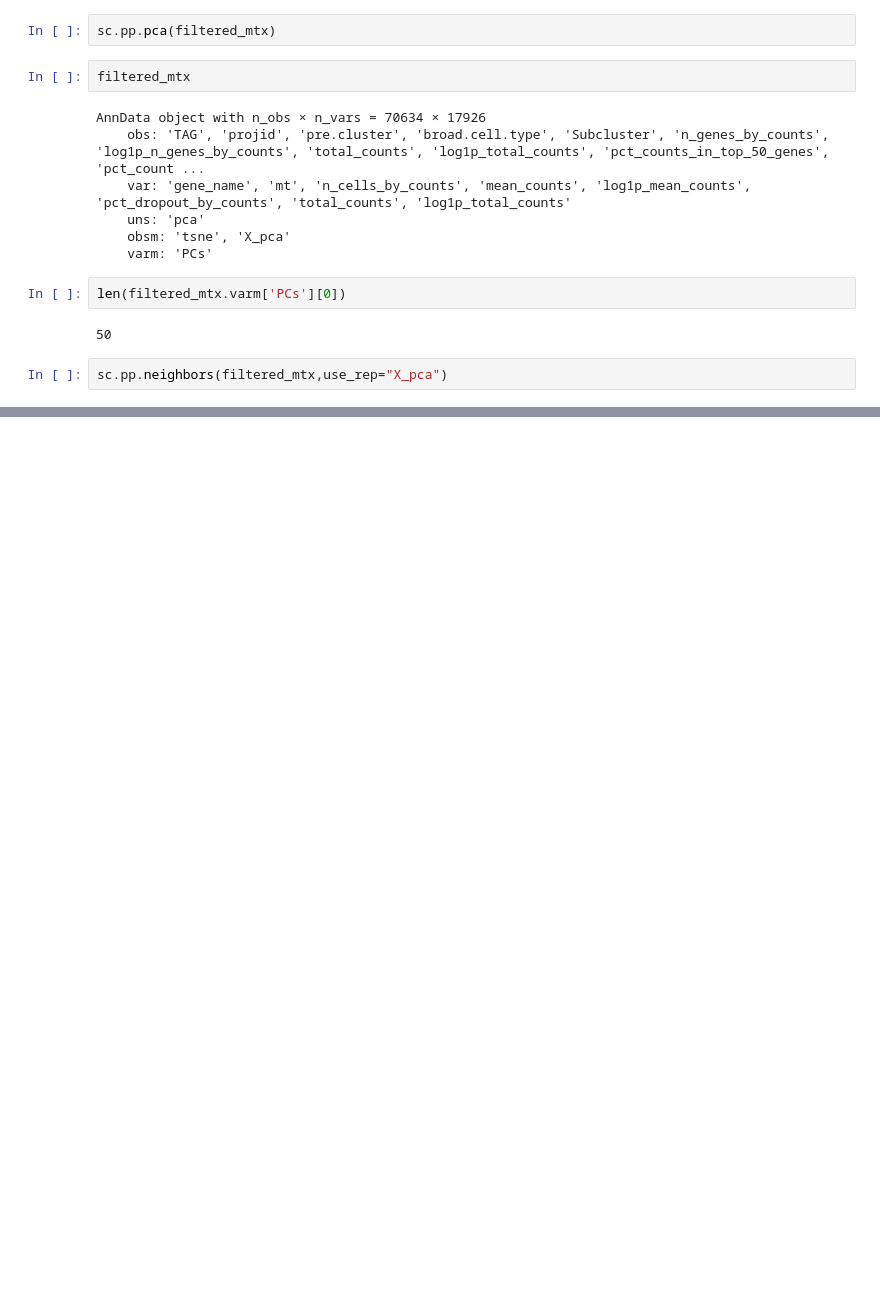
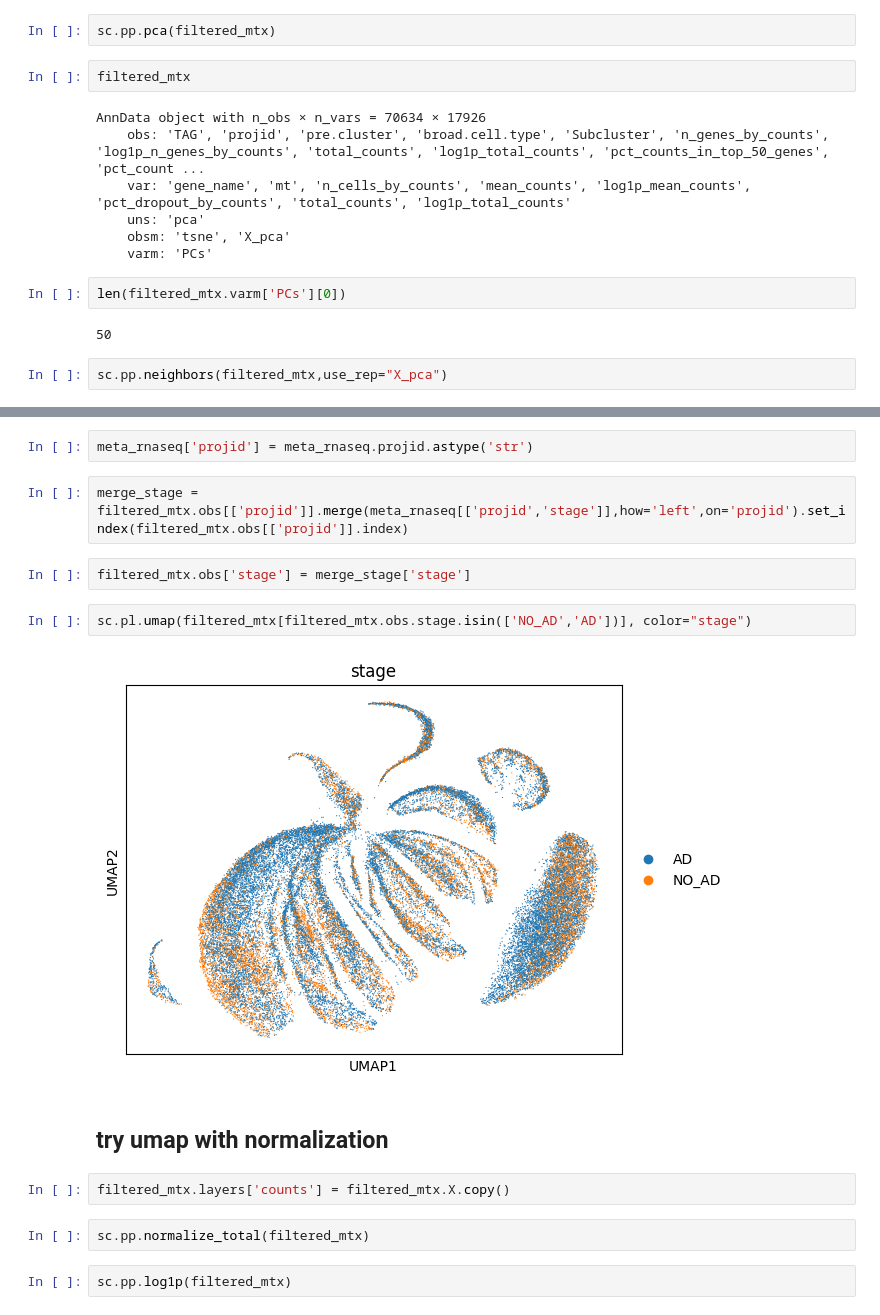
Before and after one commit to aj95b/ROSMAP_AD, a Jupyter notebook: sc_practice.ipynb, the cells around one changed output, grey strips where cells are left out. Drawn from its saved outputs; the diff is of its cells as text; blank space fills up the shorter version.

```diff
--- a/sc_practice.ipynb
+++ b/sc_practice.ipynb
@@ -443,0 +512,18 @@ sc.pp.neighbors(filtered_mtx,use_rep="X_pca")
+# %%
+meta_rnaseq['projid'] = meta_rnaseq.projid.astype('str')
+# %%
+merge_stage = filtered_mtx.obs[['projid']].merge(meta_rnaseq[['projid','stage']],how='left',on='projid').set_index(filtered_mtx.obs[['projid']].index)
+# %%
+filtered_mtx.obs['stage'] = merge_stage['stage']
+# %%
+sc.pl.umap(filtered_mtx[filtered_mtx.obs.stage.isin(['NO_AD','AD'])], color="stage")
+# %% [output]
+[figure, added]
+# %% [markdown]
+## try umap with normalization
+# %%
+filtered_mtx.layers['counts'] = filtered_mtx.X.copy()
+# %%
+sc.pp.normalize_total(filtered_mtx)
+# %%
+sc.pp.log1p(filtered_mtx)
```
Also changed, not shown: parts of 47 cells of this notebook.
